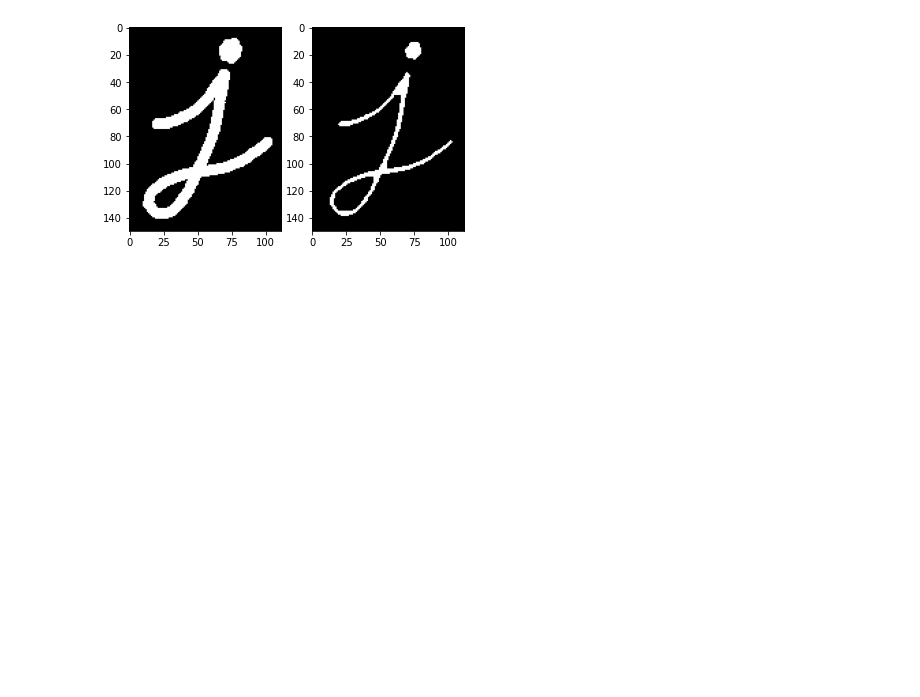
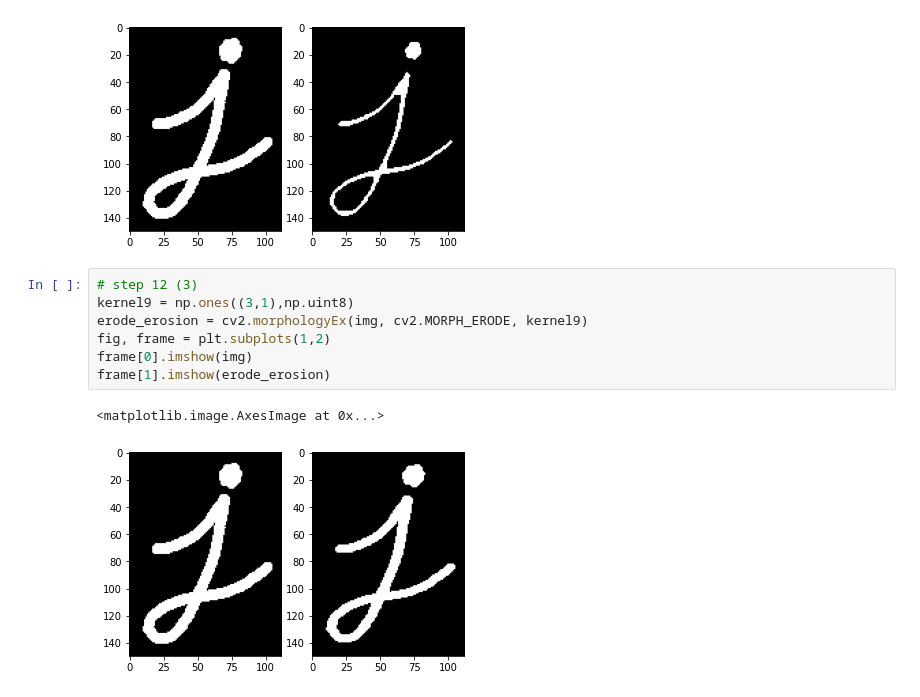
Before and after one commit to ab-rohman/Computer_Vision, a Jupyter notebook: Week9.ipynb, the cells around one changed output. Cells and saved outputs as stored; diff of their text form; blank space fills up the shorter version.

Commit message:
Step 12 Done

```diff
--- a/Week9.ipynb
+++ b/Week9.ipynb
@@ -158,3 +158,13 @@ frame[1].imshow(rect_erosion_2)
 # %% [output]
 <matplotlib.image.AxesImage at 0x...>
 [figure]
+# %%
+# step 12 (3)
+kernel9 = np.ones((3,1),np.uint8)
+erode_erosion = cv2.morphologyEx(img, cv2.MORPH_ERODE, kernel9)
+fig, frame = plt.subplots(1,2)
+frame[0].imshow(img)
+frame[1].imshow(erode_erosion)
+# %% [output]
+<matplotlib.image.AxesImage at 0x...>
+[figure, added]
```
Also changed, not shown: parts of 1 cell of this notebook.
